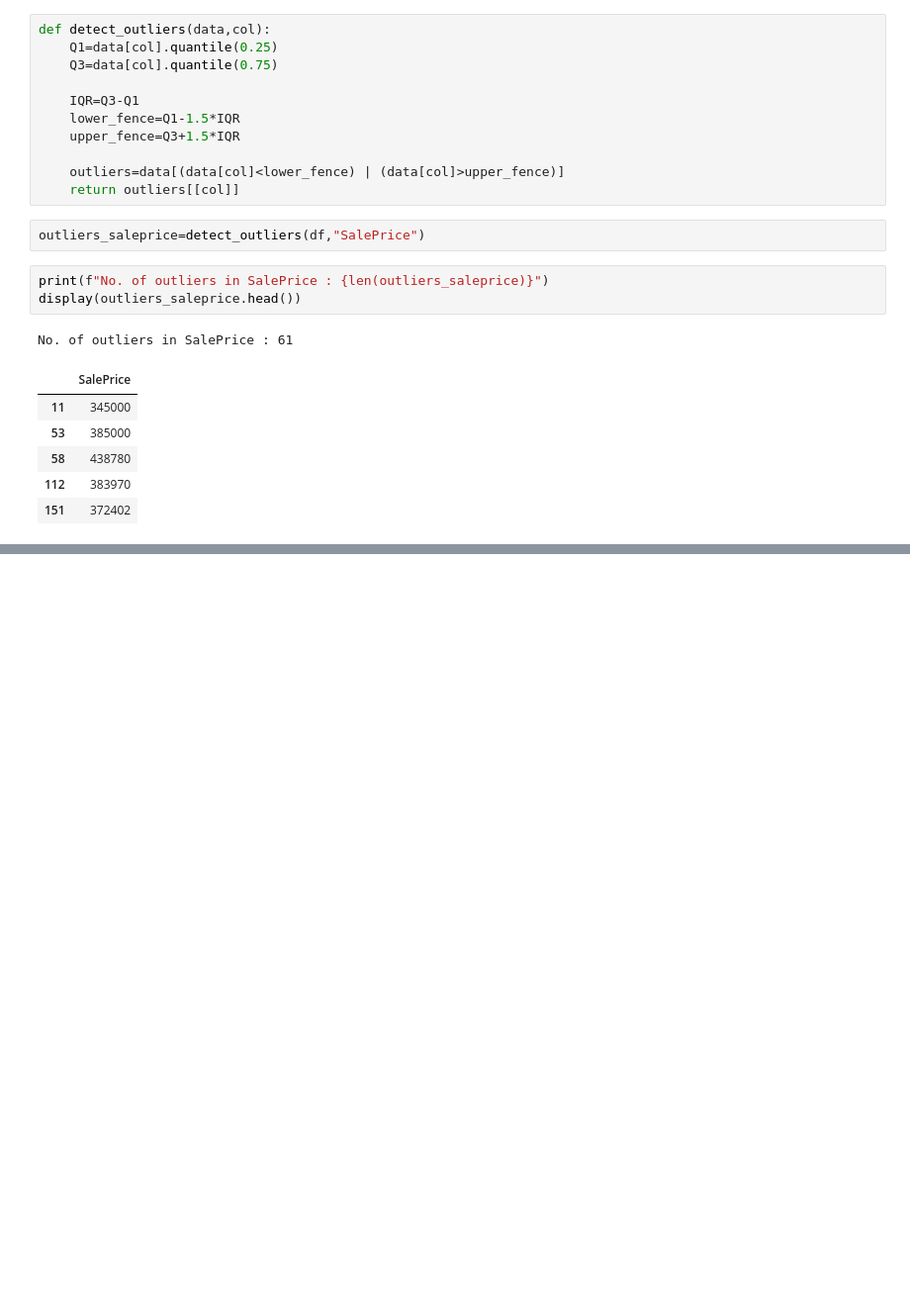
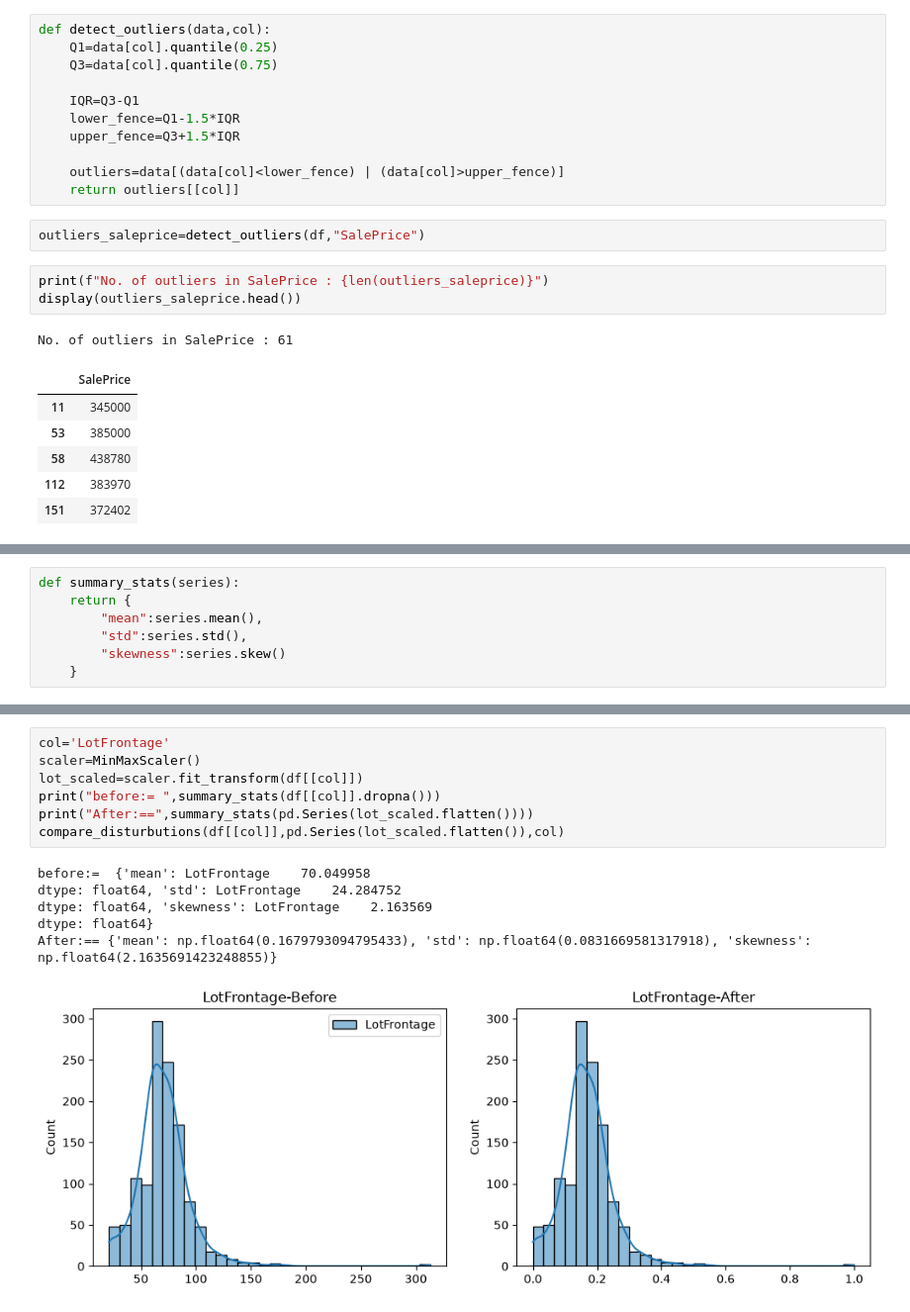
Before and after one commit to kanakamsandeep746-source/FeatureEngineering, a Jupyter notebook: feature.ipynb, the cells around one changed output, grey strips where cells are left out. Shown at 99% size. Cells and saved outputs as stored; diff of their text form; blank space fills up the shorter version.

```diff
--- a/feature.ipynb
+++ b/feature.ipynb
@@ -603,0 +482,7 @@ np.int64(755000)
+# %%
+def summary_stats(series):
+    return {
+        "mean":series.mean(),
+        "std":series.std(),
+        "skewness":series.skew()
+    }
@@ -603,0 +513,14 @@ np.int64(755000)
+# %%
+col='LotFrontage'
+scaler=MinMaxScaler()
+lot_scaled=scaler.fit_transform(df[[col]])
+print("before:= ",summary_stats(df[[col]].dropna()))
+print("After:==",summary_stats(pd.Series(lot_scaled.flatten())))
+compare_disturbutions(df[[col]],pd.Series(lot_scaled.flatten()),col)
+# %% [output]
+before:=  {'mean': LotFrontage    70.049958
+dtype: float64, 'std': LotFrontage    24.284752
+dtype: float64, 'skewness': LotFrontage    2.163569
+dtype: float64}
+After:== {'mean': np.float64(0.1679793094795433), 'std': np.float64(0.0831669581317918), 'skewness': np.float64(2.1635691423248855)}
+[figure, added]
```
Also changed, not shown: parts of 25 cells of this notebook.
